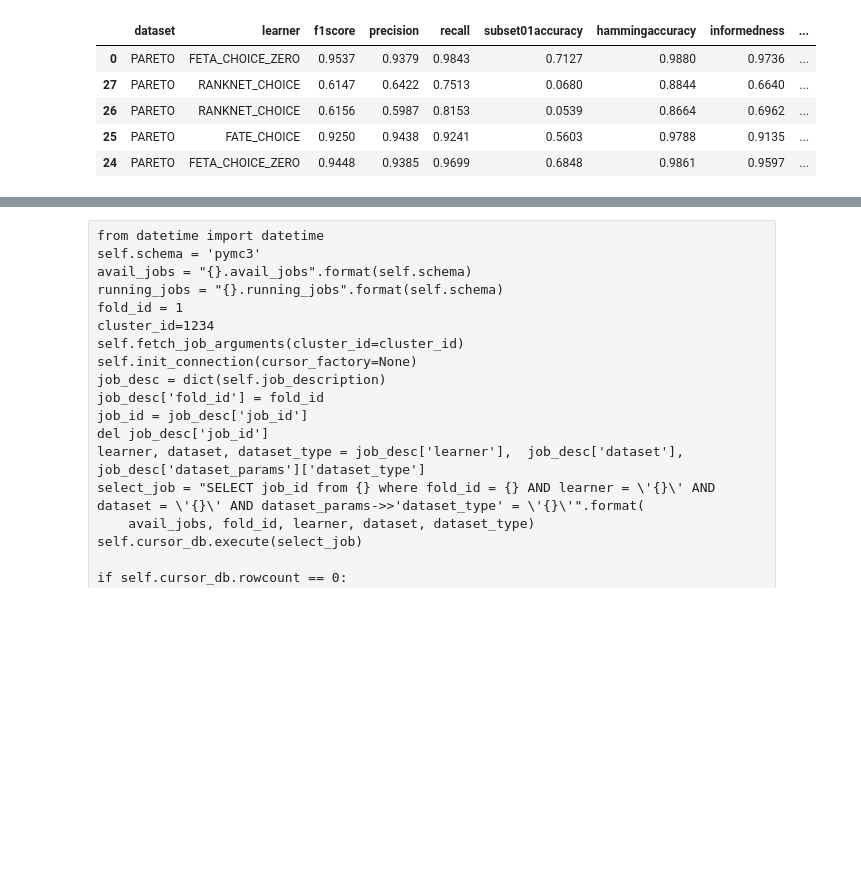
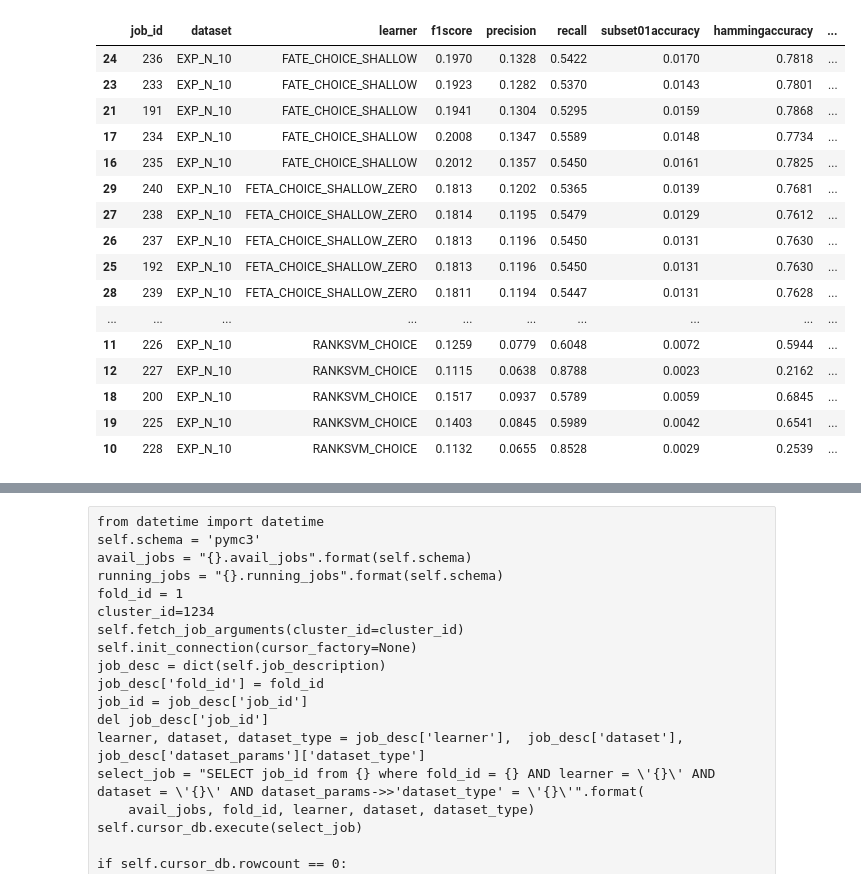
Before and after one commit to kiudee/cs-ranking, a Jupyter notebook: experiments/result_choice.ipynb, the cells around one changed output, grey strips where cells are left out. Drawn from its saved outputs; the diff is of its cells as text; code cells hidden in the pictures; blank space fills up the shorter version.

```diff
--- a/experiments/result_choice.ipynb
+++ b/experiments/result_choice.ipynb
@@ -19,7 +22,7 @@ setup_logging(log_path=log_path)
 logger = logging.getLogger('ResultParsing')
 learning_problem = "choice_function"
 schema = "choice_functions"
-datasets = ['synthetic_choice', 'mnist_choice', 'letor_choice']
+datasets = ['synthetic_choice', 'mnist_choice', 'letor_choice', 'exp_choice']
 keys = list(lp_metric_dict[learning_problem].keys())
 keys[-1] = keys[-1].format(6)
 metrics = ', '.join([x.lower() for x in keys])
@@ -88,8 +113,13 @@ self.close_connection()
 # %%
 def get_letor_string(dp):
-    y =  str(dp['year'])
-    n = str(dp['n_objects'])
-    return "y_{}_n_{}".format(y,n)
+    if 'year' in dp.keys():
+        y =  str(dp['year'])
+        n = str(dp['n_objects'])
+        s = "letor_y_{}_n_{}".format(y,n)
+    else:
+        n = str(dp['n_objects'])
+        s = "exp_n_{}".format(n)
+    return s
 def get_results_for_dataset(DATASET, del_jid = True, dataset_type=None):
     config_file_path = os.path.join(DIR_PATH, 'config', 'clusterdb.json')
     results_table = 'results.{}'.format(learning_problem)
@@ -114,7 +144,7 @@ def get_results_for_dataset(DATASET, del_jid = True, dataset_type=None):
 
         if job['learner_params'].get("add_zeroth_order_model", False):
             job['learner'] = job['learner']+'_zero'
-        if "letor" in job['dataset']:
+        if "letor" in job['dataset'] or "exp" in job['dataset']:
             job['dataset'] = get_letor_string(job['dataset_params'])
         elif "sushi" in job['dataset']:
             job['dataset'] =  job['dataset']
@@ -137,15 +167,28 @@ def get_results_for_dataset(DATASET, del_jid = True, dataset_type=None):
     df_full.rename(columns={'subset01loss': 'subset01accuracy', 'hammingloss': 'hammingaccuracy'}, inplace=True)
     columns = list(df_full.columns)
     return df_full, columns
-df, cols = get_results_for_dataset(datasets[0])
-df.head()
-# %% [output]
-|  | dataset | learner | f1score | precision | recall | subset01accuracy | hammingaccuracy | informedness | ... |
-| 0 | PARETO | FETA_CHOICE_ZERO | 0.9537 | 0.9379 | 0.9843 | 0.7127 | 0.9880 | 0.9736 | ... |
-| 27 | PARETO | RANKNET_CHOICE | 0.6147 | 0.6422 | 0.7513 | 0.0680 | 0.8844 | 0.6640 | ... |
-| 26 | PARETO | RANKNET_CHOICE | 0.6156 | 0.5987 | 0.8153 | 0.0539 | 0.8664 | 0.6962 | ... |
-| 25 | PARETO | FATE_CHOICE | 0.9250 | 0.9438 | 0.9241 | 0.5603 | 0.9788 | 0.9135 | ... |
-| 24 | PARETO | FETA_CHOICE_ZERO | 0.9448 | 0.9385 | 0.9699 | 0.6848 | 0.9861 | 0.9597 | ... |
+# %%
+df, cols = get_results_for_dataset(datasets[-1], del_jid=False)
+df = df.sort_values("learner")
+df
+# %% [output]
+|  | job_id | dataset | learner | f1score | precision | recall | subset01accuracy | hammingaccuracy | ... |
+| 24 | 236 | EXP_N_10 | FATE_CHOICE_SHALLOW | 0.1970 | 0.1328 | 0.5422 | 0.0170 | 0.7818 | ... |
+| 23 | 233 | EXP_N_10 | FATE_CHOICE_SHALLOW | 0.1923 | 0.1282 | 0.5370 | 0.0143 | 0.7801 | ... |
+| 21 | 191 | EXP_N_10 | FATE_CHOICE_SHALLOW | 0.1941 | 0.1304 | 0.5295 | 0.0159 | 0.7868 | ... |
+| 17 | 234 | EXP_N_10 | FATE_CHOICE_SHALLOW | 0.2008 | 0.1347 | 0.5589 | 0.0148 | 0.7734 | ... |
+| 16 | 235 | EXP_N_10 | FATE_CHOICE_SHALLOW | 0.2012 | 0.1357 | 0.5450 | 0.0161 | 0.7825 | ... |
+| 29 | 240 | EXP_N_10 | FETA_CHOICE_SHALLOW_ZERO | 0.1813 | 0.1202 | 0.5365 | 0.0139 | 0.7681 | ... |
+| 27 | 238 | EXP_N_10 | FETA_CHOICE_SHALLOW_ZERO | 0.1814 | 0.1195 | 0.5479 | 0.0129 | 0.7612 | ... |
+| 26 | 237 | EXP_N_10 | FETA_CHOICE_SHALLOW_ZERO | 0.1813 | 0.1196 | 0.5450 | 0.0131 | 0.7630 | ... |
+| 25 | 192 | EXP_N_10 | FETA_CHOICE_SHALLOW_ZERO | 0.1813 | 0.1196 | 0.5450 | 0.0131 | 0.7630 | ... |
+| 28 | 239 | EXP_N_10 | FETA_CHOICE_SHALLOW_ZERO | 0.1811 | 0.1194 | 0.5447 | 0.0131 | 0.7628 | ... |
+| ... | ... | ... | ... | ... | ... | ... | ... | ... | ... |
+| 11 | 226 | EXP_N_10 | RANKSVM_CHOICE | 0.1259 | 0.0779 | 0.6048 | 0.0072 | 0.5944 | ... |
+| 12 | 227 | EXP_N_10 | RANKSVM_CHOICE | 0.1115 | 0.0638 | 0.8788 | 0.0023 | 0.2162 | ... |
+| 18 | 200 | EXP_N_10 | RANKSVM_CHOICE | 0.1517 | 0.0937 | 0.5789 | 0.0059 | 0.6845 | ... |
+| 19 | 225 | EXP_N_10 | RANKSVM_CHOICE | 0.1403 | 0.0845 | 0.5989 | 0.0042 | 0.6541 | ... |
+| 10 | 228 | EXP_N_10 | RANKSVM_CHOICE | 0.1132 | 0.0655 | 0.8528 | 0.0029 | 0.2539 | ... |
 # %%
 def create_combined_dfs(DATASET, latex_row=False):
     df_full, columns = get_results_for_dataset(DATASET)
```
Also changed, not shown: parts of 7 cells of this notebook, 11 other files.
